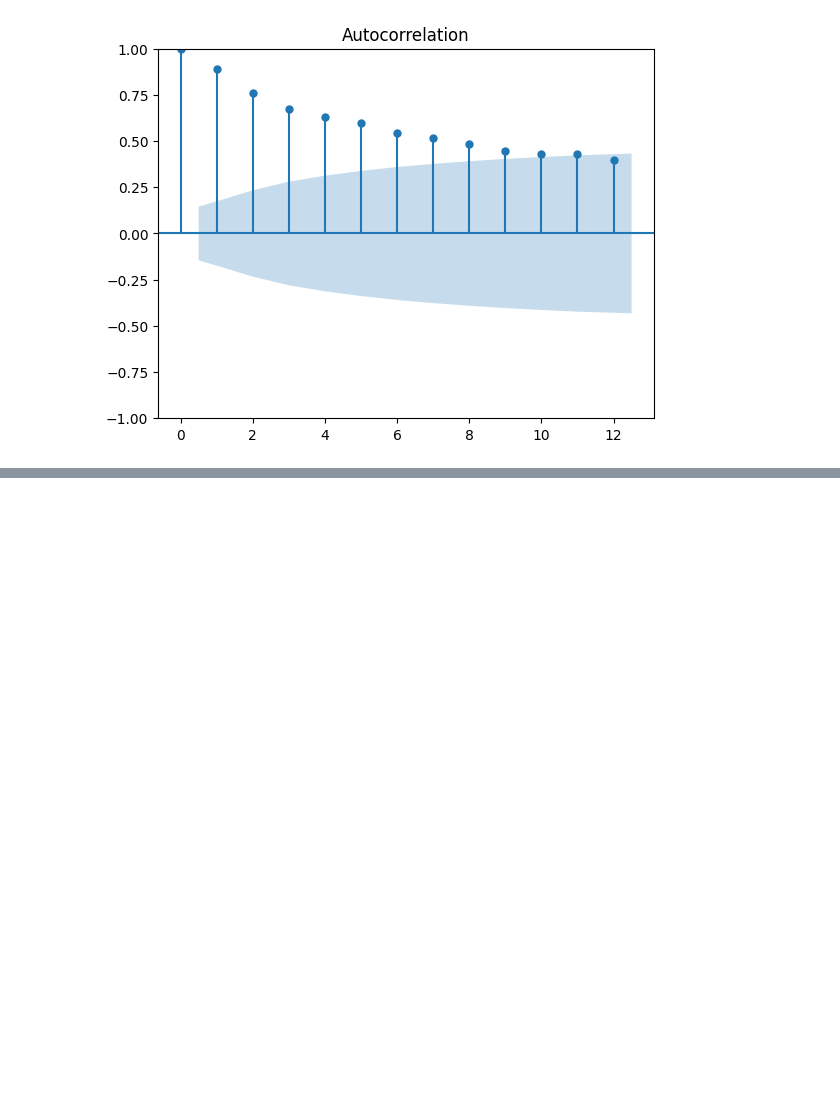
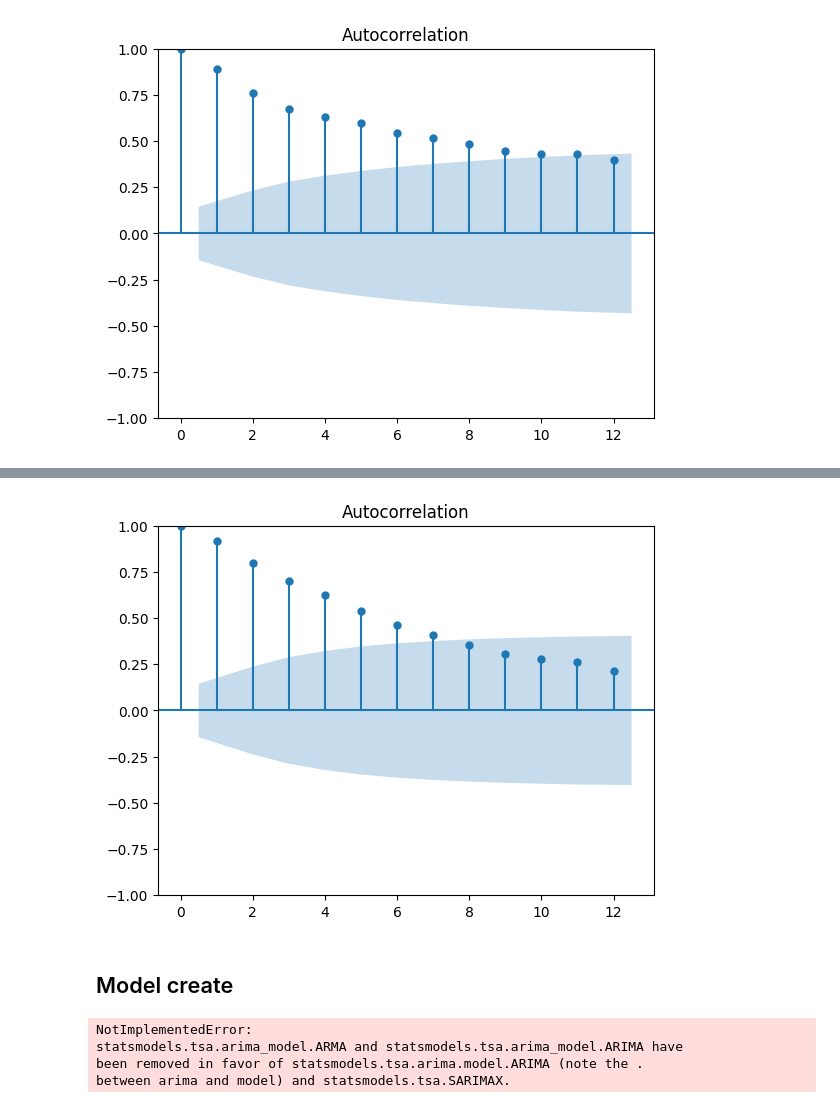
Before and after one commit to LuizMPelizaro/NFPF, a Jupyter notebook: notebooks/analysis.ipynb, the cells around one changed output, grey strips where cells are left out. Drawn from its saved outputs; the diff is of its cells as text; code cells hidden in the pictures; blank space fills up the shorter version.

```diff
--- a/notebooks/analysis.ipynb
+++ b/notebooks/analysis.ipynb
@@ -402,0 +480,15 @@ plt.show()
+# %%
+sm.graphics.tsa.plot_acf(dataframe_adjusted_interpolate['usdprice'], lags=12)
+plt.show()
+# %% [output]
+[figure, added]
+# %% [markdown]
+## Model create
+# %%
+model_arima_price = ARIMA(dataframe_adjusted_interpolate[['price']],order=(1,0,8)).fit()
+model_arima_price.summary()
+# %% [output]
+NotImplementedError:
+statsmodels.tsa.arima_model.ARMA and statsmodels.tsa.arima_model.ARIMA have
+been removed in favor of statsmodels.tsa.arima.model.ARIMA (note the .
+between arima and model) and statsmodels.tsa.SARIMAX.
```
Also changed, not shown: parts of 16 cells of this notebook, 13 other files.
